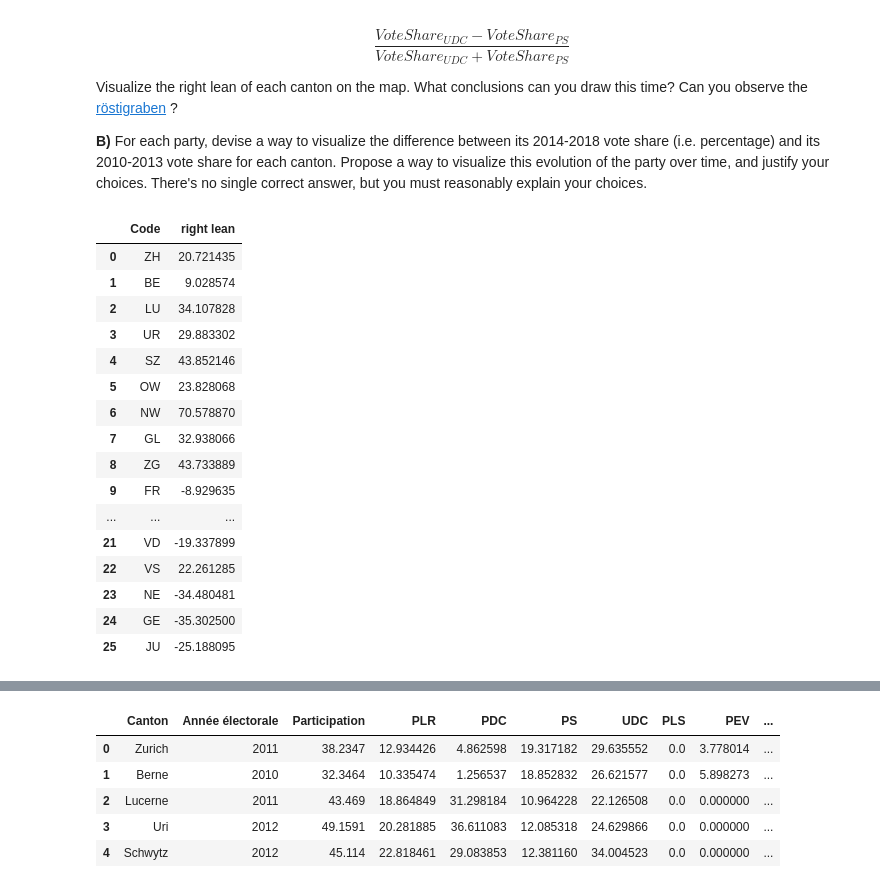
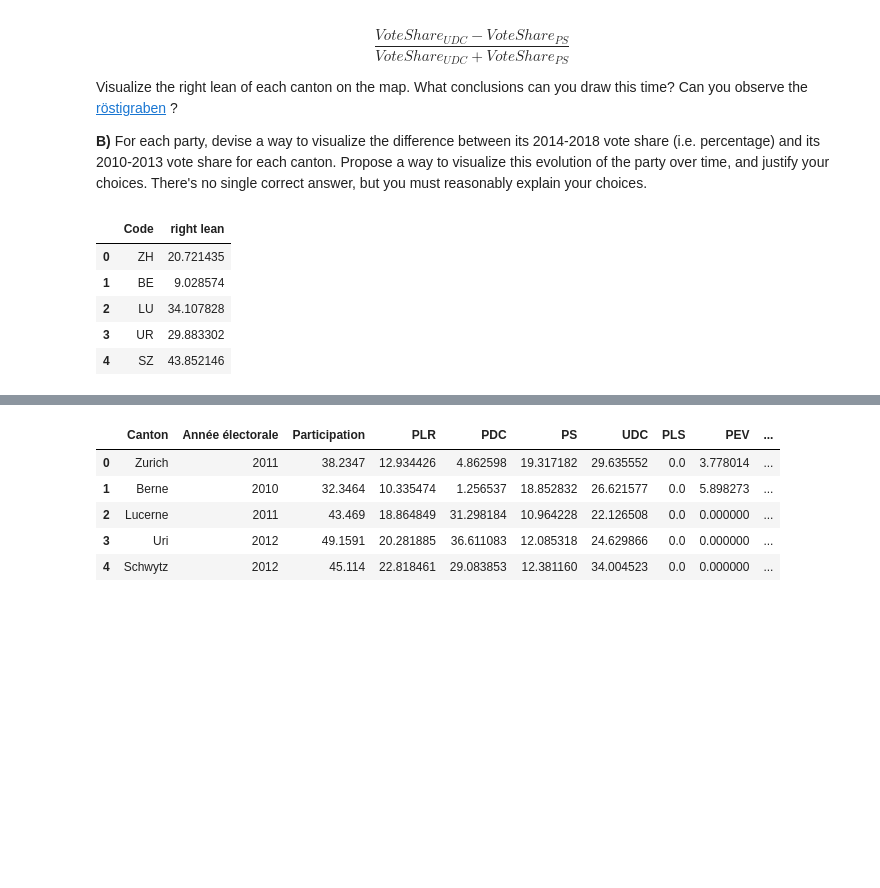
Before and after one commit to Sytta/ADA2018-Homework-CANada, a Jupyter notebook: 02 - Visualisation/HW2_main.ipynb, the cells around one changed output, grey strips where cells are left out. Drawn from its saved outputs; the diff is of its cells as text; code cells hidden in the pictures; blank space fills up the shorter version.

```diff
--- a/02 - Visualisation/HW2_main.ipynb
+++ b/02 - Visualisation/HW2_main.ipynb
@@ -256,35 +256,24 @@ __B)__ For each party, devise a way to visualize the difference between its 2014
 # %%
 #Add new column called right lean using the formula provided above
 voters['right lean'] = (voters['UDC'] - voters['PS']) / (voters['UDC'] + voters['PS'])
 
 #create new table with the right lean for each canton from 2014-2018
 right_lean = voters[['Code', 'right lean']].copy()
 
 #convert right lean to percentage
 right_lean['right lean'] = right_lean['right lean'] * 100
 
 #set NaNs to 0
 right_lean = right_lean.fillna(0)
 
-right_lean
+right_lean.head()
 # %% [output]
 |  | Code | right lean |
 | 0 | ZH | 20.721435 |
 | 1 | BE | 9.028574 |
 | 2 | LU | 34.107828 |
 | 3 | UR | 29.883302 |
 | 4 | SZ | 43.852146 |
-| 5 | OW | 23.828068 |
-| 6 | NW | 70.578870 |
-| 7 | GL | 32.938066 |
-| 8 | ZG | 43.733889 |
-| 9 | FR | -8.929635 |
-| ... | ... | ... |
-| 21 | VD | -19.337899 |
-| 22 | VS | 22.261285 |
-| 23 | NE | -34.480481 |
-| 24 | GE | -35.302500 |
-| 25 | JU | -25.188095 |
 # %%
 #Plot the map using choropleth
 
```
Also changed, not shown: parts of 2 cells of this notebook, 2 other files.
